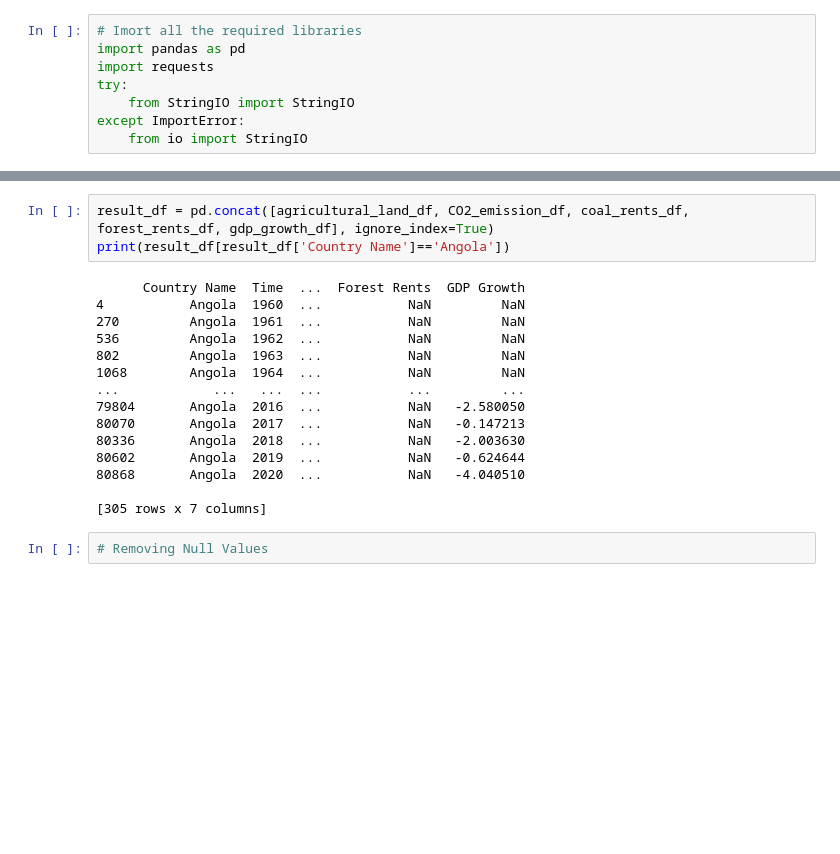
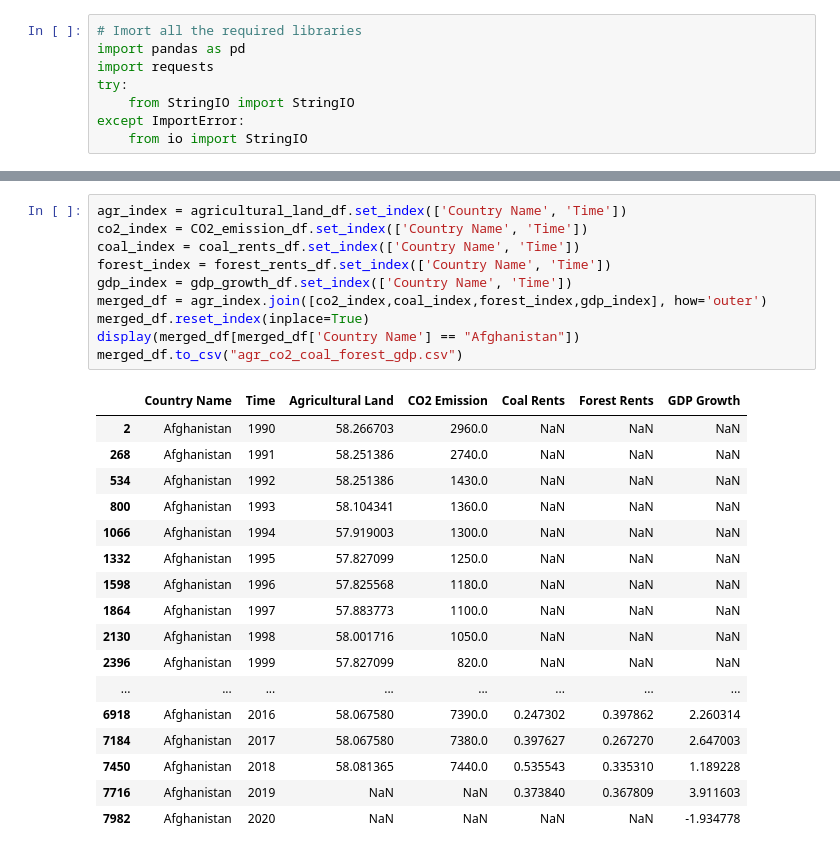
Before and after one commit to mohannashahrad/Borealis_AI_Plant_Tree_Project, a Jupyter notebook: preprocessing_scripts/First_5_DataPreprocessing.ipynb, the cells around one changed output, grey strips where cells are left out. Drawn from its saved outputs; the diff is of its cells as text; blank space fills up the shorter version.

```diff
--- a/preprocessing_scripts/First_5_DataPreprocessing.ipynb
+++ b/preprocessing_scripts/First_5_DataPreprocessing.ipynb
@@ -116,20 +119,28 @@ display(gdp_growth_df)
-# %%
-result_df = pd.concat([agricultural_land_df, CO2_emission_df, coal_rents_df, forest_rents_df, gdp_growth_df], ignore_index=True)
-print(result_df[result_df['Country Name']=='Angola'])
-# %% [output]
-      Country Name  Time  ...  Forest Rents  GDP Growth
-4           Angola  1960  ...           NaN         NaN
-270         Angola  1961  ...           NaN         NaN
-536         Angola  1962  ...           NaN         NaN
-802         Angola  1963  ...           NaN         NaN
-1068        Angola  1964  ...           NaN         NaN
-...            ...   ...  ...           ...         ...
-79804       Angola  2016  ...           NaN   -2.580050
-80070       Angola  2017  ...           NaN   -0.147213
-80336       Angola  2018  ...           NaN   -2.003630
-80602       Angola  2019  ...           NaN   -0.624644
-80868       Angola  2020  ...           NaN   -4.040510
-
-[305 rows x 7 columns]
-# %%
-# Removing Null Values
+# %%
+agr_index = agricultural_land_df.set_index(['Country Name', 'Time'])
+co2_index = CO2_emission_df.set_index(['Country Name', 'Time'])
+coal_index = coal_rents_df.set_index(['Country Name', 'Time'])
+forest_index = forest_rents_df.set_index(['Country Name', 'Time'])
+gdp_index = gdp_growth_df.set_index(['Country Name', 'Time'])
+merged_df = agr_index.join([co2_index,coal_index,forest_index,gdp_index], how='outer')
+merged_df.reset_index(inplace=True)
+display(merged_df[merged_df['Country Name'] == "Afghanistan"])
+merged_df.to_csv("agr_co2_coal_forest_gdp.csv")
+# %% [output]
+|  | Country Name | Time | Agricultural Land | CO2 Emission | Coal Rents | Forest Rents | GDP Growth |
+| 2 | Afghanistan | 1990 | 58.266703 | 2960.0 | NaN | NaN | NaN |
+| 268 | Afghanistan | 1991 | 58.251386 | 2740.0 | NaN | NaN | NaN |
+| 534 | Afghanistan | 1992 | 58.251386 | 1430.0 | NaN | NaN | NaN |
+| 800 | Afghanistan | 1993 | 58.104341 | 1360.0 | NaN | NaN | NaN |
+| 1066 | Afghanistan | 1994 | 57.919003 | 1300.0 | NaN | NaN | NaN |
+| 1332 | Afghanistan | 1995 | 57.827099 | 1250.0 | NaN | NaN | NaN |
+| 1598 | Afghanistan | 1996 | 57.825568 | 1180.0 | NaN | NaN | NaN |
+| 1864 | Afghanistan | 1997 | 57.883773 | 1100.0 | NaN | NaN | NaN |
+| 2130 | Afghanistan | 1998 | 58.001716 | 1050.0 | NaN | NaN | NaN |
+| 2396 | Afghanistan | 1999 | 57.827099 | 820.0 | NaN | NaN | NaN |
+| ... | ... | ... | ... | ... | ... | ... | ... |
+| 6918 | Afghanistan | 2016 | 58.067580 | 7390.0 | 0.247302 | 0.397862 | 2.260314 |
+| 7184 | Afghanistan | 2017 | 58.067580 | 7380.0 | 0.397627 | 0.267270 | 2.647003 |
+| 7450 | Afghanistan | 2018 | 58.081365 | 7440.0 | 0.535543 | 0.335310 | 1.189228 |
+| 7716 | Afghanistan | 2019 | NaN | NaN | 0.373840 | 0.367809 | 3.911603 |
+| 7982 | Afghanistan | 2020 | NaN | NaN | NaN | NaN | -1.934778 |
```
Also changed, not shown: parts of 2 cells of this notebook.
